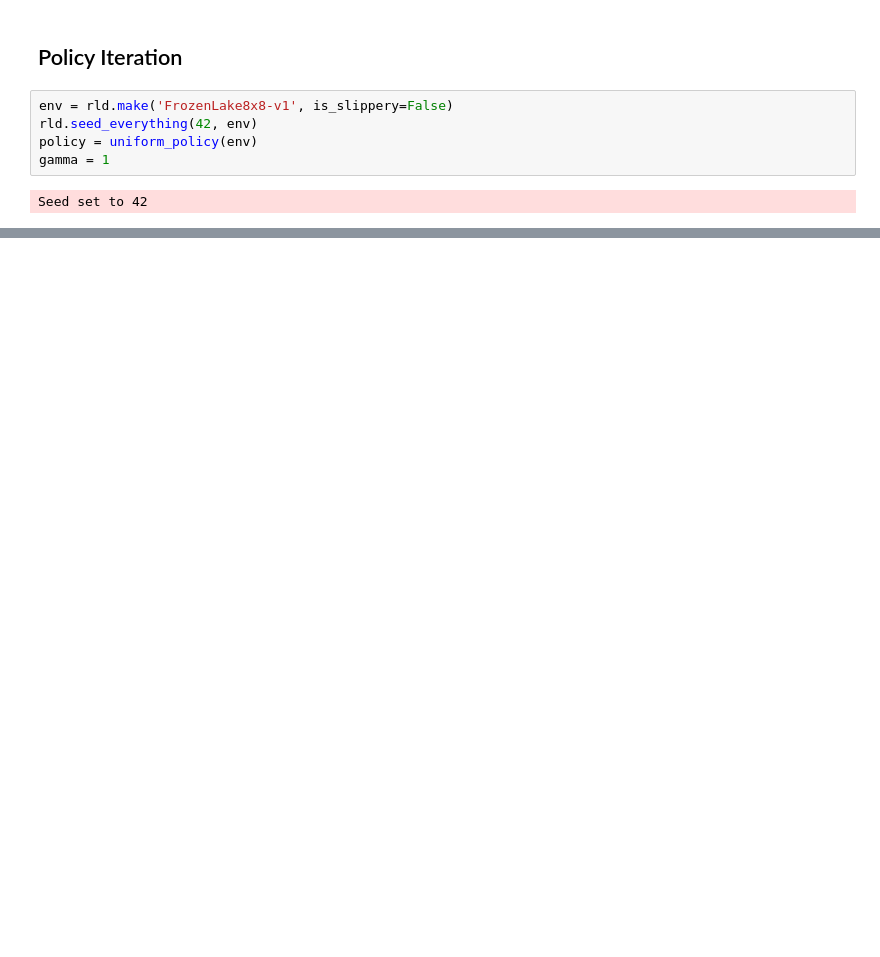
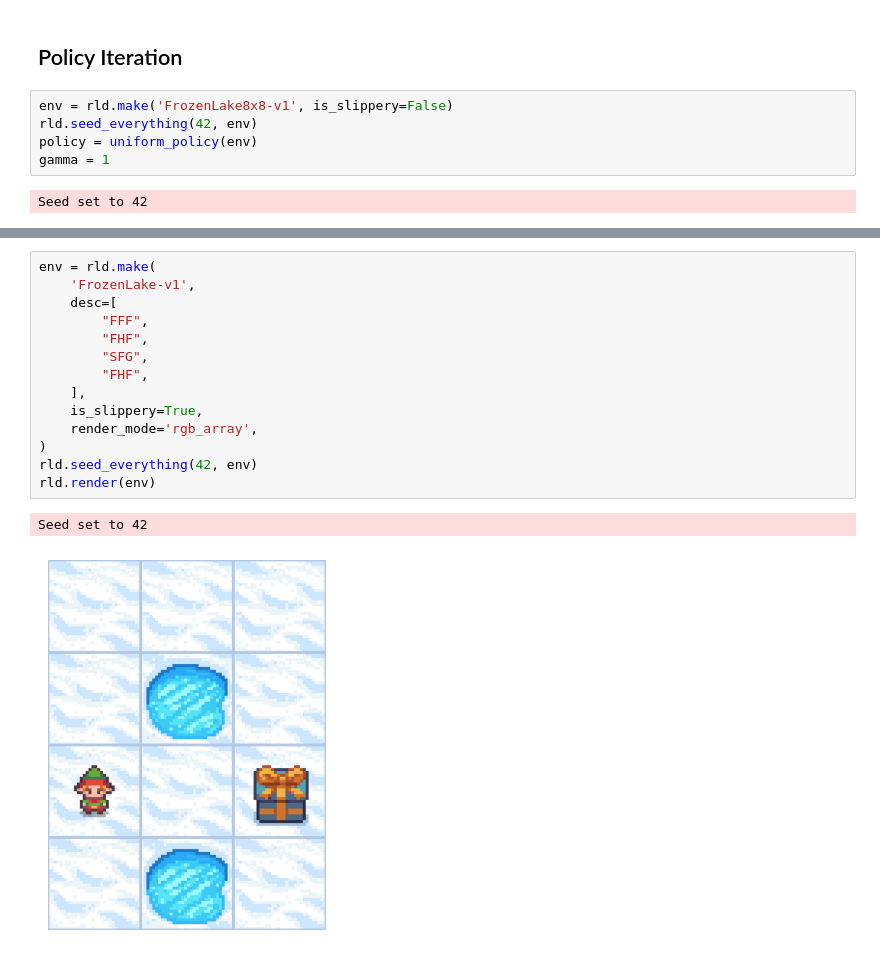
Before and after one commit to robert-lieck/rldurham, a Jupyter notebook: notebooks/Practical_4_Dynamic_Programming.ipynb, the cells around one changed output, grey strips where cells are left out. Drawn from its saved outputs; the diff is of its cells as text; blank space fills up the shorter version.

```diff
--- a/notebooks/Practical_4_Dynamic_Programming.ipynb
+++ b/notebooks/Practical_4_Dynamic_Programming.ipynb
@@ -175,0 +176,17 @@ rld.plot_frozenlake(env, v=v, policy=policy, draw_vals=True)
+# %%
+env = rld.make(
+    'FrozenLake-v1',
+    desc=[
+        "FFF",
+        "FHF",
+        "SFG",
+        "FHF",
+    ],
+    is_slippery=True,
+    render_mode='rgb_array',
+)
+rld.seed_everything(42, env)
+rld.render(env)
+# %% [output]
+Seed set to 42
+[figure, added]
```
Also changed, not shown: parts of 13 cells of this notebook, 7 other files.
